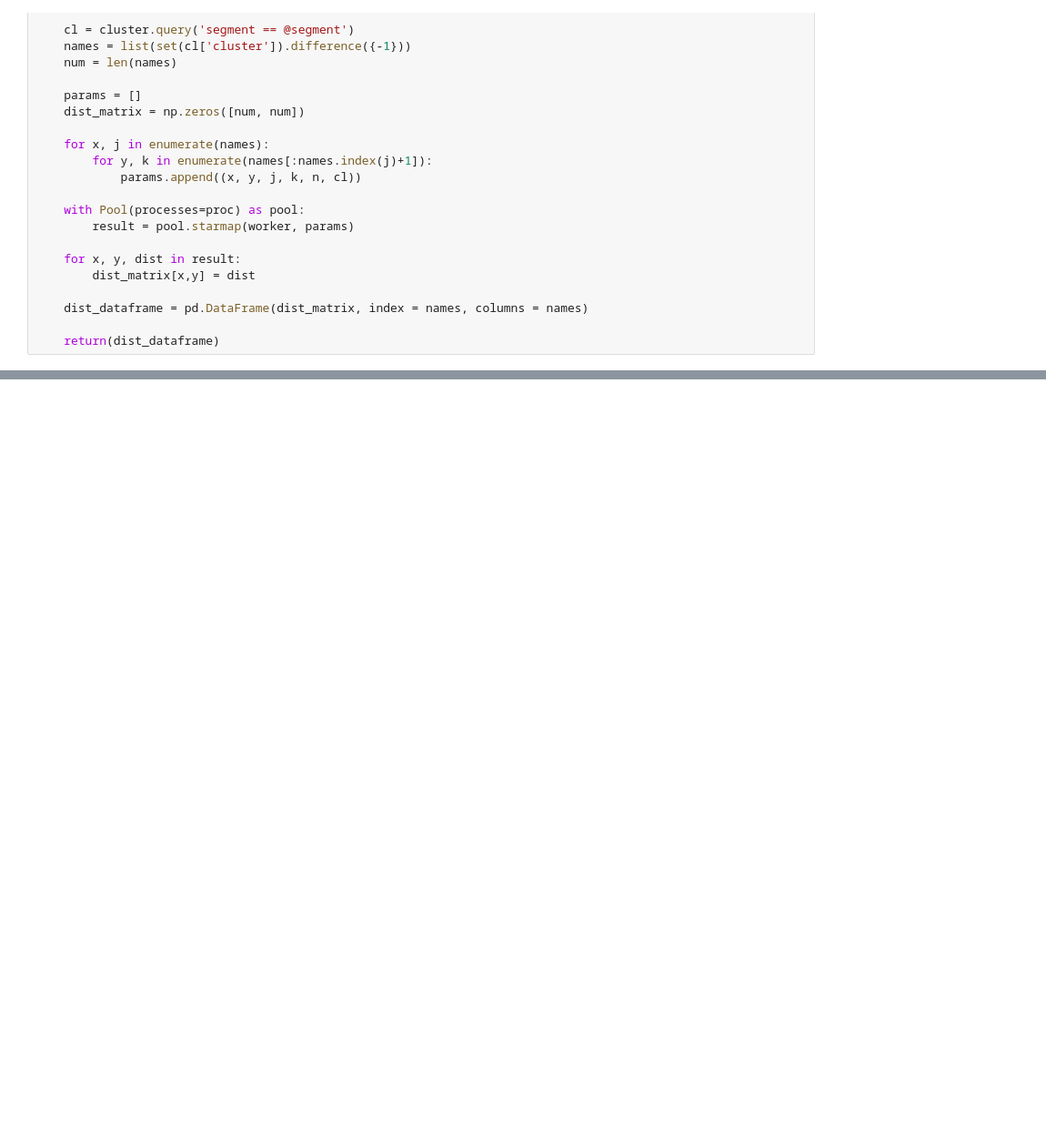
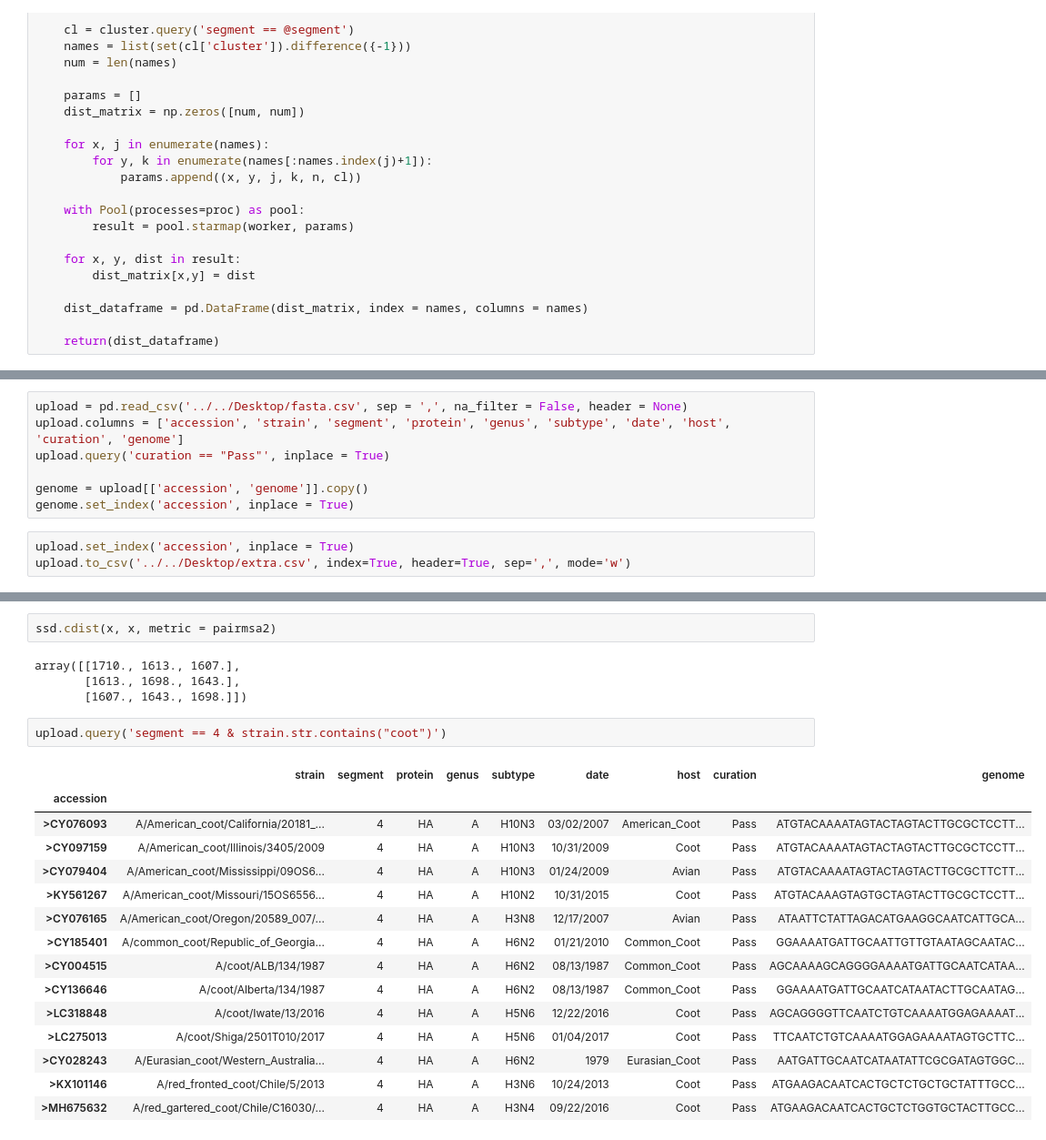
Before and after one commit to ahenoch/Masterthesis, a Jupyter notebook: Feature_testing.ipynb, the cells around one changed output, grey strips where cells are left out. Shown at 91% size. Drawn from its saved outputs; the diff is of its cells as text; blank space fills up the shorter version.

```diff
--- a/Feature_testing.ipynb
+++ b/Feature_testing.ipynb
@@ -1096,0 +1113,10 @@ sample_difference(cluster, genome, 4, proc = 8, n=5)
+# %%
+upload = pd.read_csv('../../Desktop/fasta.csv', sep = ',', na_filter = False, header = None)
+upload.columns = ['accession', 'strain', 'segment', 'protein', 'genus', 'subtype', 'date', 'host', 'curation', 'genome']
+upload.query('curation == "Pass"', inplace = True)
+
+genome = upload[['accession', 'genome']].copy()
+genome.set_index('accession', inplace = True)
+# %%
+upload.set_index('accession', inplace = True)
+upload.to_csv('../../Desktop/extra.csv', index=True, header=True, sep=',', mode='w')
@@ -1096,0 +1203,24 @@ sample_difference(cluster, genome, 4, proc = 8, n=5)
+# %%
+ssd.cdist(x, x, metric = pairmsa2)
+# %% [output]
+array([[1710., 1613., 1607.],
+       [1613., 1698., 1643.],
+       [1607., 1643., 1698.]])
+# %%
+upload.query('segment == 4 & strain.str.contains("coot")')
+# %% [output]
+|  | strain | segment | protein | genus | subtype | date | host | curation | genome |
+| accession |  |  |  |  |  |  |  |  |  |
+| >CY076093 | A/American_coot/California/20181_... | 4 | HA | A | H10N3 | 03/02/2007 | American_Coot | Pass | ATGTACAAAATAGTACTAGTACTTGCGCTCCTT... |
+| >CY097159 | A/American_coot/Illinois/3405/2009 | 4 | HA | A | H10N3 | 10/31/2009 | Coot | Pass | ATGTACAAAATAGTACTAGTACTTGCGCTCCTT... |
+| >CY079404 | A/American_coot/Mississippi/09OS6... | 4 | HA | A | H10N3 | 01/24/2009 | Avian | Pass | ATGTACAAAATAGTACTAGTACTTGCGCTTCTT... |
+| >KY561267 | A/American_coot/Missouri/15OS6556... | 4 | HA | A | H10N2 | 10/31/2015 | Coot | Pass | ATGTACAAAGTAGTGCTAGTACTTGCGCTCCTT... |
+| >CY076165 | A/American_coot/Oregon/20589_007/... | 4 | HA | A | H3N8 | 12/17/2007 | Avian | Pass | ATAATTCTATTAGACATGAAGGCAATCATTGCA... |
+| >CY185401 | A/common_coot/Republic_of_Georgia... | 4 | HA | A | H6N2 | 01/21/2010 | Common_Coot | Pass | GGAAAATGATTGCAATTGTTGTAATAGCAATAC... |
+| >CY004515 | A/coot/ALB/134/1987 | 4 | HA | A | H6N2 | 08/13/1987 | Common_Coot | Pass | AGCAAAAGCAGGGGAAAATGATTGCAATCATAA... |
+| >CY136646 | A/coot/Alberta/134/1987 | 4 | HA | A | H6N2 | 08/13/1987 | Common_Coot | Pass | GGAAAATGATTGCAATCATAATACTTGCAATAG... |
+| >LC318848 | A/coot/Iwate/13/2016 | 4 | HA | A | H5N6 | 12/22/2016 | Coot | Pass | AGCAGGGGTTCAATCTGTCAAAATGGAGAAAAT... |
+| >LC275013 | A/coot/Shiga/2501T010/2017 | 4 | HA | A | H5N6 | 01/04/2017 | Coot | Pass | TTCAATCTGTCAAAATGGAGAAAATAGTGCTTC... |
+| >CY028243 | A/Eurasian_coot/Western_Australia... | 4 | HA | A | H6N2 | 1979 | Eurasian_Coot | Pass | AATGATTGCAATCATAATATTCGCGATAGTGGC... |
+| >KX101146 | A/red_fronted_coot/Chile/5/2013 | 4 | HA | A | H3N6 | 10/24/2013 | Coot | Pass | ATGAAGACAATCACTGCTCTGCTGCTATTTGCC... |
+| >MH675632 | A/red_gartered_coot/Chile/C16030/... | 4 | HA | A | H3N4 | 09/22/2016 | Coot | Pass | ATGAAGACAATCACTGCTCTGGTGCTACTTGCC... |
```
Also changed, not shown: parts of 27 cells of this notebook, 1 other file.
